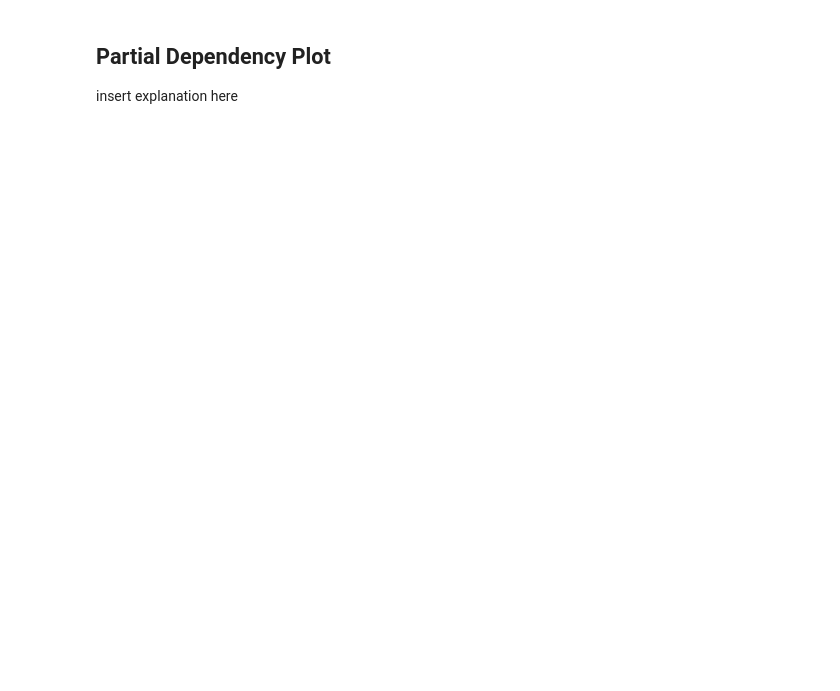
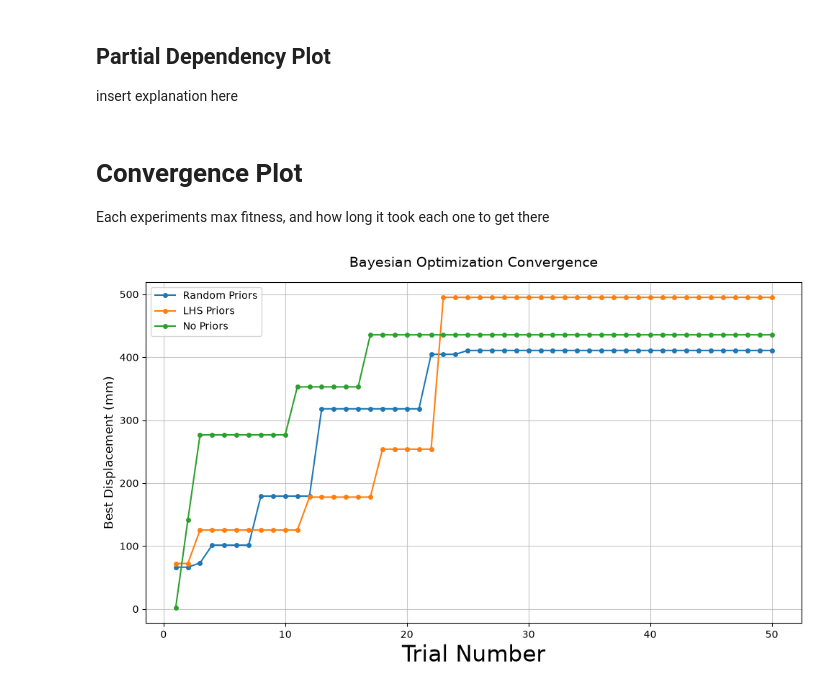
Before and after one commit to UnionEvoRobo/SPVVVECTR, a Jupyter notebook: Python-BT-Control/Better-BLE-Control/visualization_bo_skopt.ipynb, the cells around one changed output. Drawn from its saved outputs; the diff is of its cells as text; code cells hidden in the pictures; blank space fills up the shorter version.

Commit message:
added convergence plot

```diff
--- a/Python-BT-Control/Better-BLE-Control/visualization_bo_skopt.ipynb
+++ b/Python-BT-Control/Better-BLE-Control/visualization_bo_skopt.ipynb
@@ -48,3 +82,30 @@ def plot_scatter(csv_filepath, title="SPVVVECTR Observed Trials"):
+# %%
+def plot_convergence():
+    # file paths
+    experiments = {
+        "Random Priors": "./bo_results_random_priors/bo_results_20260728_141100.csv",
+        "LHS Priors": "./bo_results_lhs_priors/bo_results_20260728_143448.csv",
+        "No Priors": "./bo_results_no_priors/bo_results_20260728_150129.csv"
+    }
+
+    plt.figure(figsize=(10, 6))
+
+    for label, filepath in experiments.items():
+        df = pd.read_csv(filepath, nrows=50)
+        df['Best_So_Far'] = df['Displacement_mm'].cummax()
+        plt.plot(df['Trial_Number'], df['Best_So_Far'], label=label, marker='o', markersize=4)
+
+    # formatting
+    plt.xlabel('Trial Number', fontsize=22)
+    plt.ylabel('Best Displacement (mm)', fontsize=12)
+    plt.title('Bayesian Optimization Convergence', fontsize=14, pad=15)
+
+    # legend
+    plt.legend(loc="upper left")
+    plt.grid(True, linestyle='-', alpha=0.7)
+
+    plt.tight_layout()
+    plt.show()
 # %% [markdown]
 # Experiment 1: Random Priors
 # %% [markdown]
@@ -81,3 +181,10 @@ plot_scatter('./bo_results_no_priors/bo_results_20260728_150129.csv', title="SPV
 # %% [markdown]
 ## Partial Dependency Plot
 insert explanation here
+# %% [markdown]
+# Convergence Plot
+Each experiments max fitness, and how long it took each one to get there
+# %%
+plot_convergence()
+# %% [output]
+[figure, added]
```
Also changed, not shown: parts of 7 cells of this notebook.
